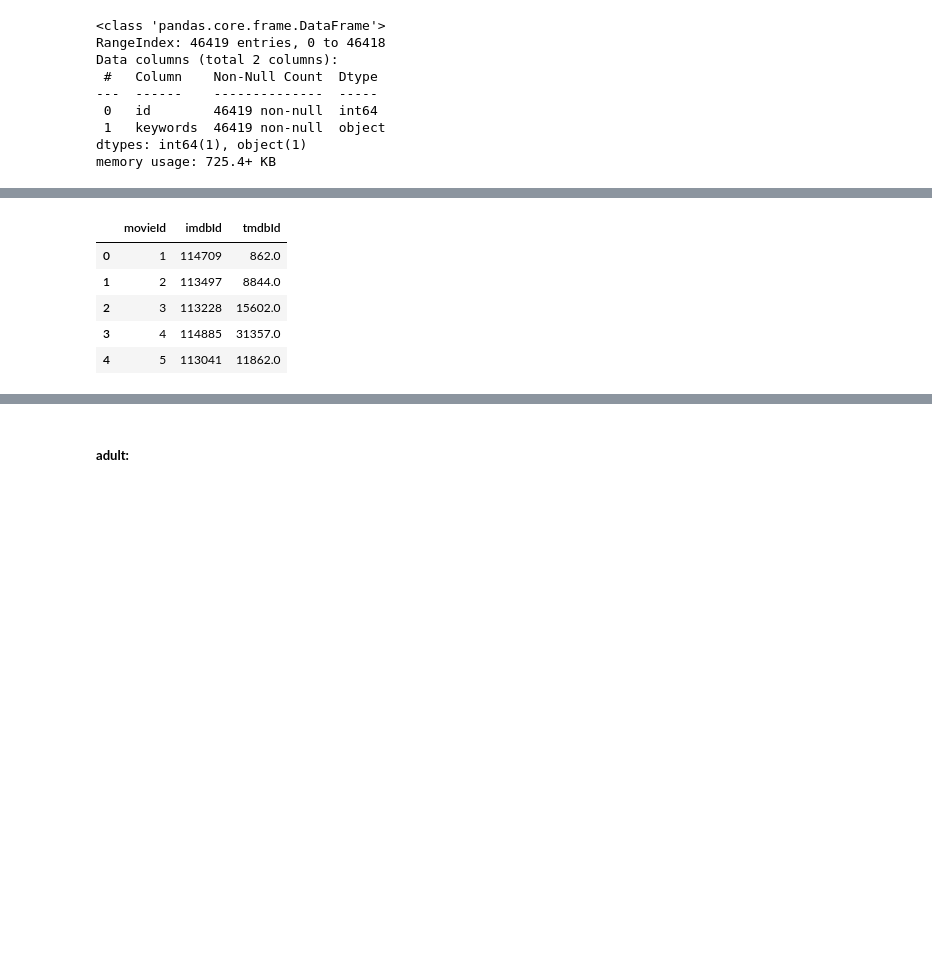
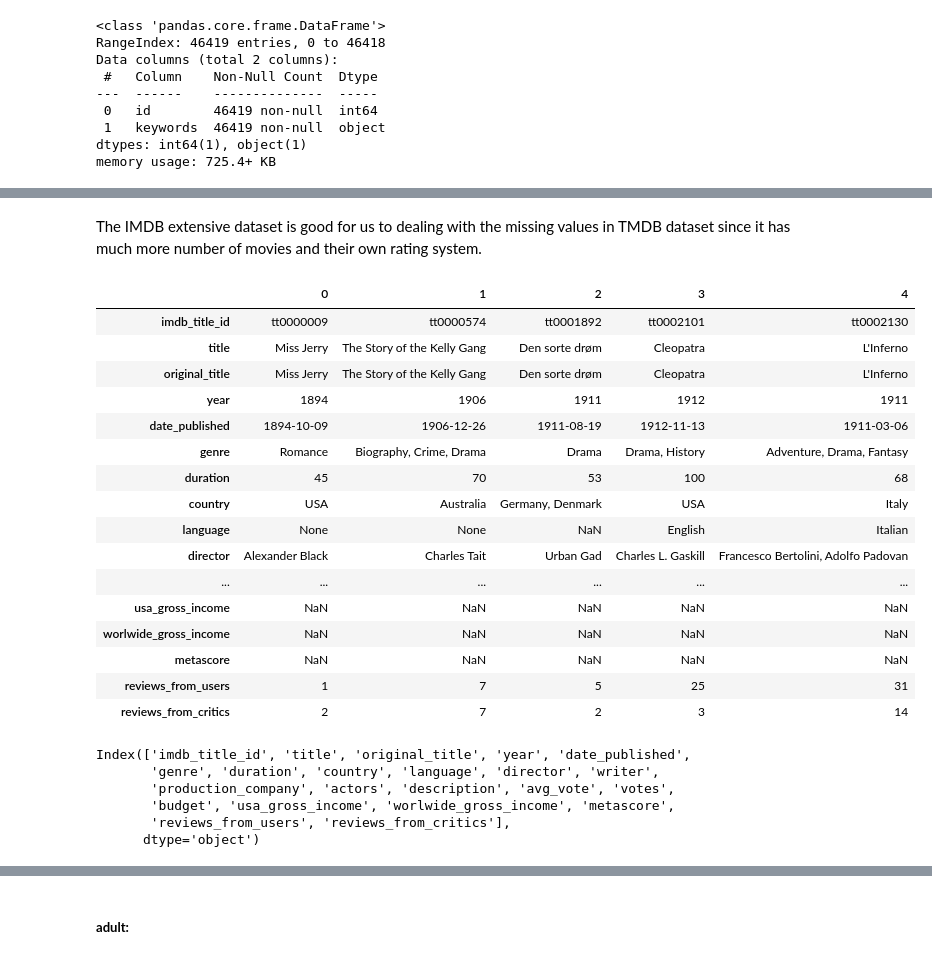
Before and after one commit to lilanpei/BDA-Project, a Jupyter notebook: Movies_data_exploration.ipynb, the cells around one changed output, grey strips where cells are left out. Drawn from its saved outputs; the diff is of its cells as text; code cells hidden in the pictures; blank space fills up the shorter version.

```diff
--- a/Movies_data_exploration.ipynb
+++ b/Movies_data_exploration.ipynb
@@ -194,10 +221,32 @@ memory usage: 725.4+ KB
+# %% [markdown]
+The IMDB extensive dataset is good for us to dealing with the missing values in TMDB dataset since it has much more number of movies and their own rating system.
 # %%
-links_df = pd.read_csv('/content/drive/MyDrive/BDA/input/links.csv')
-links_df.head()
+imdb_movies_df = pd.read_csv('/content/drive/MyDrive/BDA/input/IMDb movies.csv')
+imdb_movies_df.head().transpose()
 # %% [output]
-|  | movieId | imdbId | tmdbId |
-| 0 | 1 | 114709 | 862.0 |
-| 1 | 2 | 113497 | 8844.0 |
-| 2 | 3 | 113228 | 15602.0 |
-| 3 | 4 | 114885 | 31357.0 |
-| 4 | 5 | 113041 | 11862.0 |
+|  | 0 | 1 | 2 | 3 | 4 |
+| imdb_title_id | tt0000009 | tt0000574 | tt0001892 | tt0002101 | tt0002130 |
+| title | Miss Jerry | The Story of the Kelly Gang | Den sorte drøm | Cleopatra | L'Inferno |
+| original_title | Miss Jerry | The Story of the Kelly Gang | Den sorte drøm | Cleopatra | L'Inferno |
+| year | 1894 | 1906 | 1911 | 1912 | 1911 |
+| date_published | 1894-10-09 | 1906-12-26 | 1911-08-19 | 1912-11-13 | 1911-03-06 |
+| genre | Romance | Biography, Crime, Drama | Drama | Drama, History | Adventure, Drama, Fantasy |
+| duration | 45 | 70 | 53 | 100 | 68 |
+| country | USA | Australia | Germany, Denmark | USA | Italy |
+| language | None | None | NaN | English | Italian |
+| director | Alexander Black | Charles Tait | Urban Gad | Charles L. Gaskill | Francesco Bertolini, Adolfo Padovan |
+| ... | ... | ... | ... | ... | ... |
+| usa_gross_income | NaN | NaN | NaN | NaN | NaN |
+| worlwide_gross_income | NaN | NaN | NaN | NaN | NaN |
+| metascore | NaN | NaN | NaN | NaN | NaN |
+| reviews_from_users | 1 | 7 | 5 | 25 | 31 |
+| reviews_from_critics | 2 | 7 | 2 | 3 | 14 |
+# %%
+imdb_movies_df.columns
+# %% [output]
+Index(['imdb_title_id', 'title', 'original_title', 'year', 'date_published',
+       'genre', 'duration', 'country', 'language', 'director', 'writer',
+       'production_company', 'actors', 'description', 'avg_vote', 'votes',
+       'budget', 'usa_gross_income', 'worlwide_gross_income', 'metascore',
+       'reviews_from_users', 'reviews_from_critics'],
+      dtype='object')
```
Also changed, not shown: parts of 585 cells of this notebook, 1 other file.
